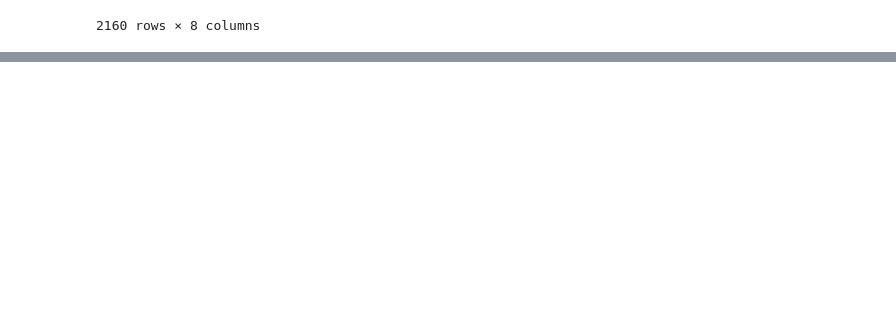
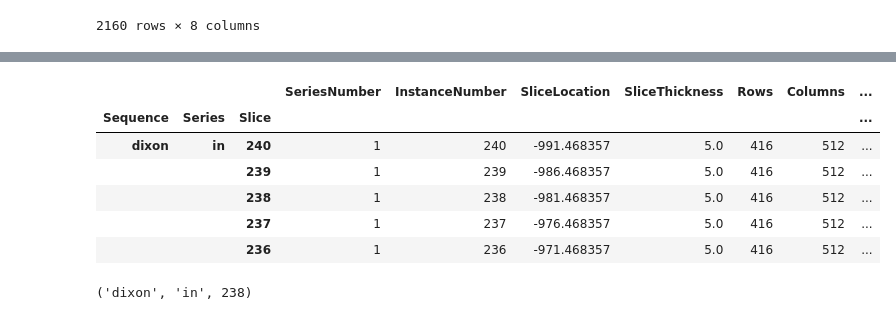
Before and after one commit to theo-barfoot/MALIMAR_data_cleaning, a Jupyter notebook: scrap.ipynb, the cells around one changed output, grey strips where cells are left out. Saved outputs shown, nothing was run; the diff lists cells and outputs as text; code cells hidden in the pictures; blank space fills up the shorter version.

```diff
--- a/scrap.ipynb
+++ b/scrap.ipynb
@@ -1298,0 +1390,3 @@ df
+# %%
+for idx in df.index:
+    df.loc[idx[:2]].sort_values(by=['SliceLocation'], inplace=True)
@@ -1298,0 +1414,2 @@ df
+# %%
+df.sort_values(by=['SliceLocation'], inplace=True)
@@ -1298,0 +1438,2 @@ df
+# %%
+df.reset_index(inplace=True)
@@ -1298,0 +1449,16 @@ df
+# %%
+df.set_index(['Sequence', 'Series', 'Slice'], inplace=True)
+# %%
+df.head()
+# %% [output]
+|  |  |  | SeriesNumber | InstanceNumber | SliceLocation | SliceThickness | Rows | Columns | ... |
+| Sequence | Series | Slice |  |  |  |  |  |  | ... |
+| dixon | in | 240 | 1 | 240 | -991.468357 | 5.0 | 416 | 512 | ... |
+|  |  | 239 | 1 | 239 | -986.468357 | 5.0 | 416 | 512 | ... |
+|  |  | 238 | 1 | 238 | -981.468357 | 5.0 | 416 | 512 | ... |
+|  |  | 237 | 1 | 237 | -976.468357 | 5.0 | 416 | 512 | ... |
+|  |  | 236 | 1 | 236 | -971.468357 | 5.0 | 416 | 512 | ... |
+# %%
+df.index[2]
+# %% [output]
+('dixon', 'in', 238)
```
Also changed, not shown: parts of 19 cells of this notebook, 2 other files.
